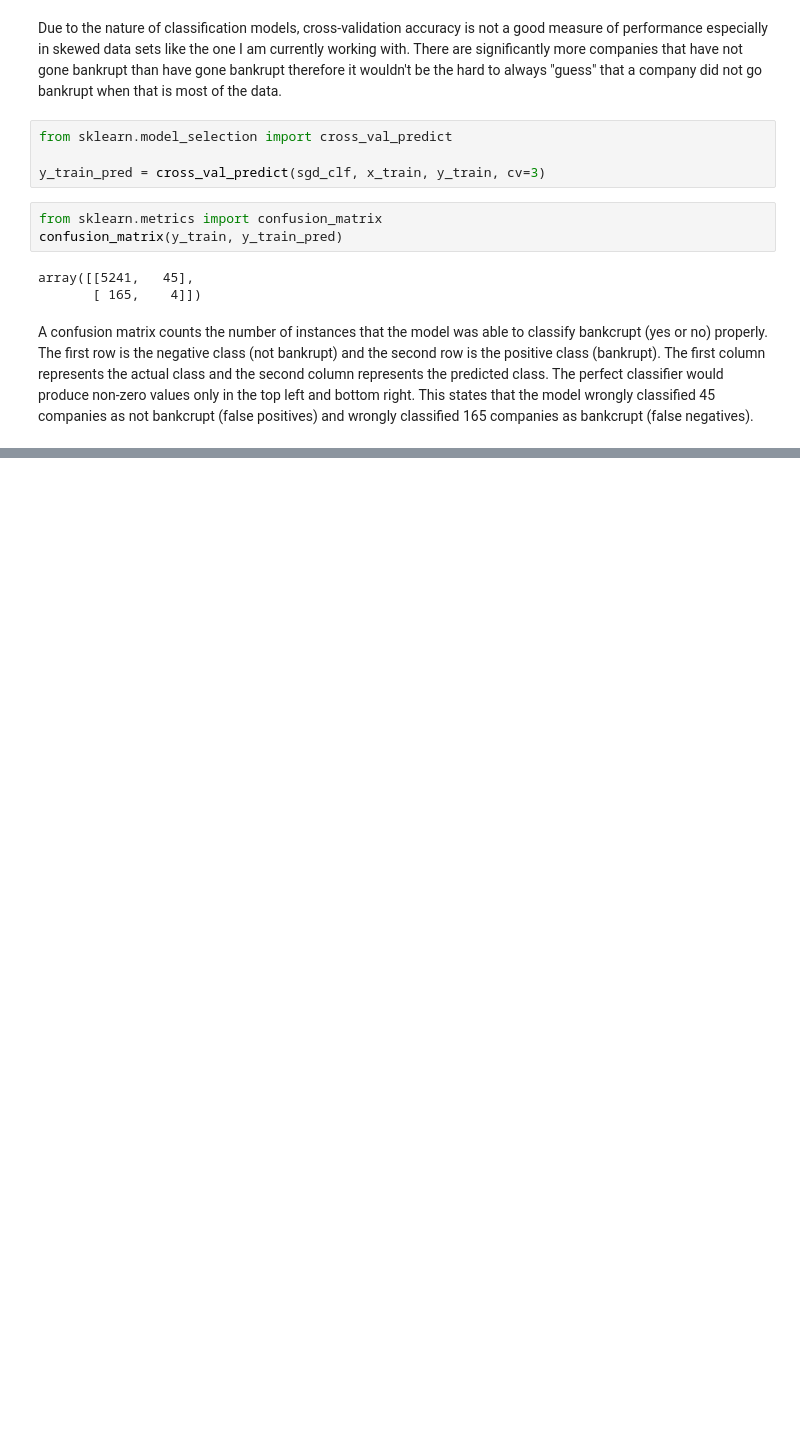
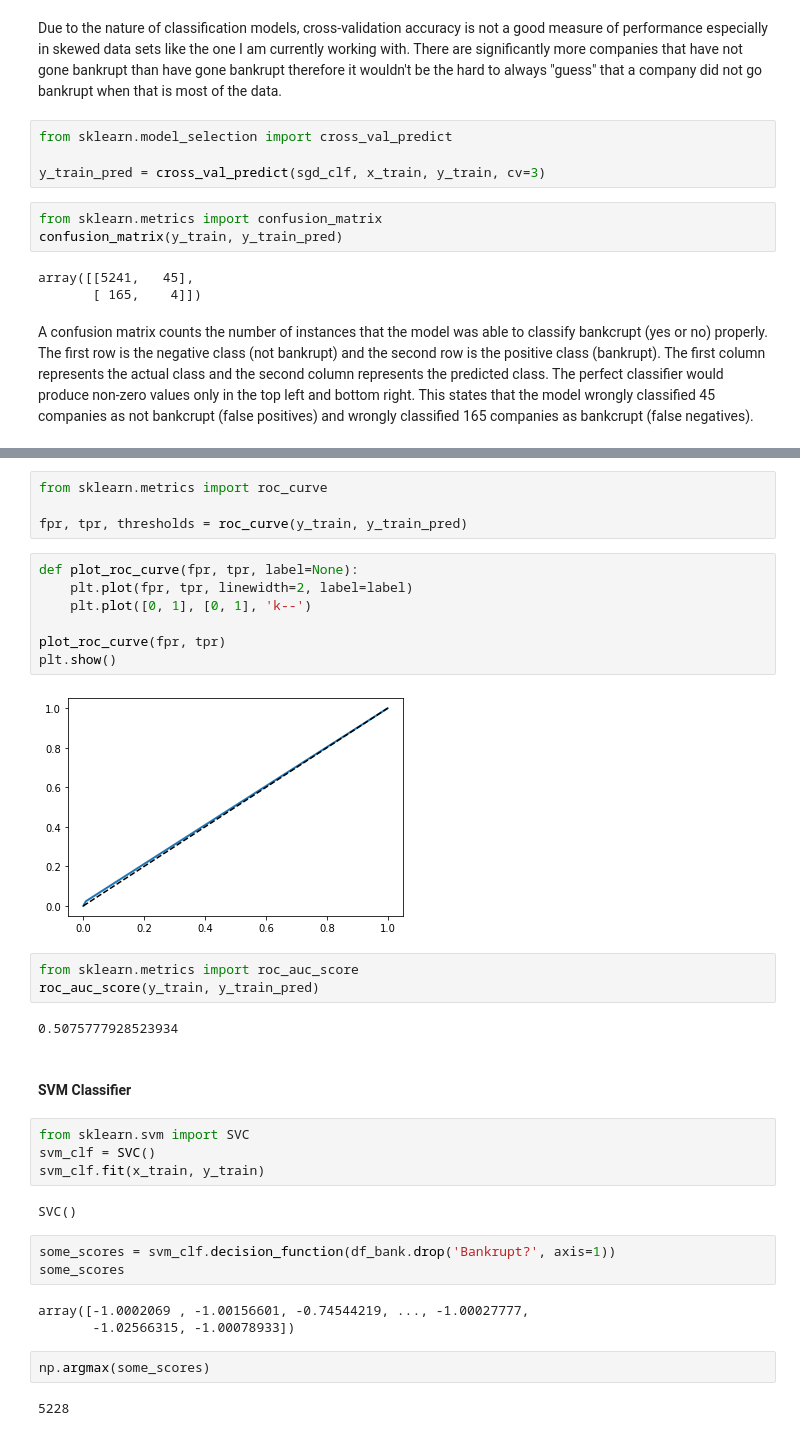
Before and after one commit to erinmcmahon26/Company-Bankruptcy-Prediction, a Jupyter notebook: Company_Bankruptcy.ipynb, the cells around one changed output, grey strips where cells are left out. Drawn from its saved outputs; the diff is of its cells as text; blank space fills up the shorter version.

```diff
--- a/Company_Bankruptcy.ipynb
+++ b/Company_Bankruptcy.ipynb
@@ -226,0 +229,36 @@ plt.show()
+# %%
+from sklearn.metrics import roc_curve
+
+fpr, tpr, thresholds = roc_curve(y_train, y_train_pred)
+# %%
+def plot_roc_curve(fpr, tpr, label=None):
+    plt.plot(fpr, tpr, linewidth=2, label=label)
+    plt.plot([0, 1], [0, 1], 'k--')
+
+plot_roc_curve(fpr, tpr)
+plt.show()
+# %% [output]
+[figure, added]
+# %%
+from sklearn.metrics import roc_auc_score
+roc_auc_score(y_train, y_train_pred)
+# %% [output]
+0.5075777928523934
+# %% [markdown]
+#### SVM Classifier
+# %%
+from sklearn.svm import SVC
+svm_clf = SVC()
+svm_clf.fit(x_train, y_train)
+# %% [output]
+SVC()
+# %%
+some_scores = svm_clf.decision_function(df_bank.drop('Bankrupt?', axis=1))
+some_scores
+# %% [output]
+array([-1.0002069 , -1.00156601, -0.74544219, ..., -1.00027777,
+       -1.02566315, -1.00078933])
+# %%
+np.argmax(some_scores)
+# %% [output]
+5228
```
Also changed, not shown: parts of 15 cells of this notebook.
